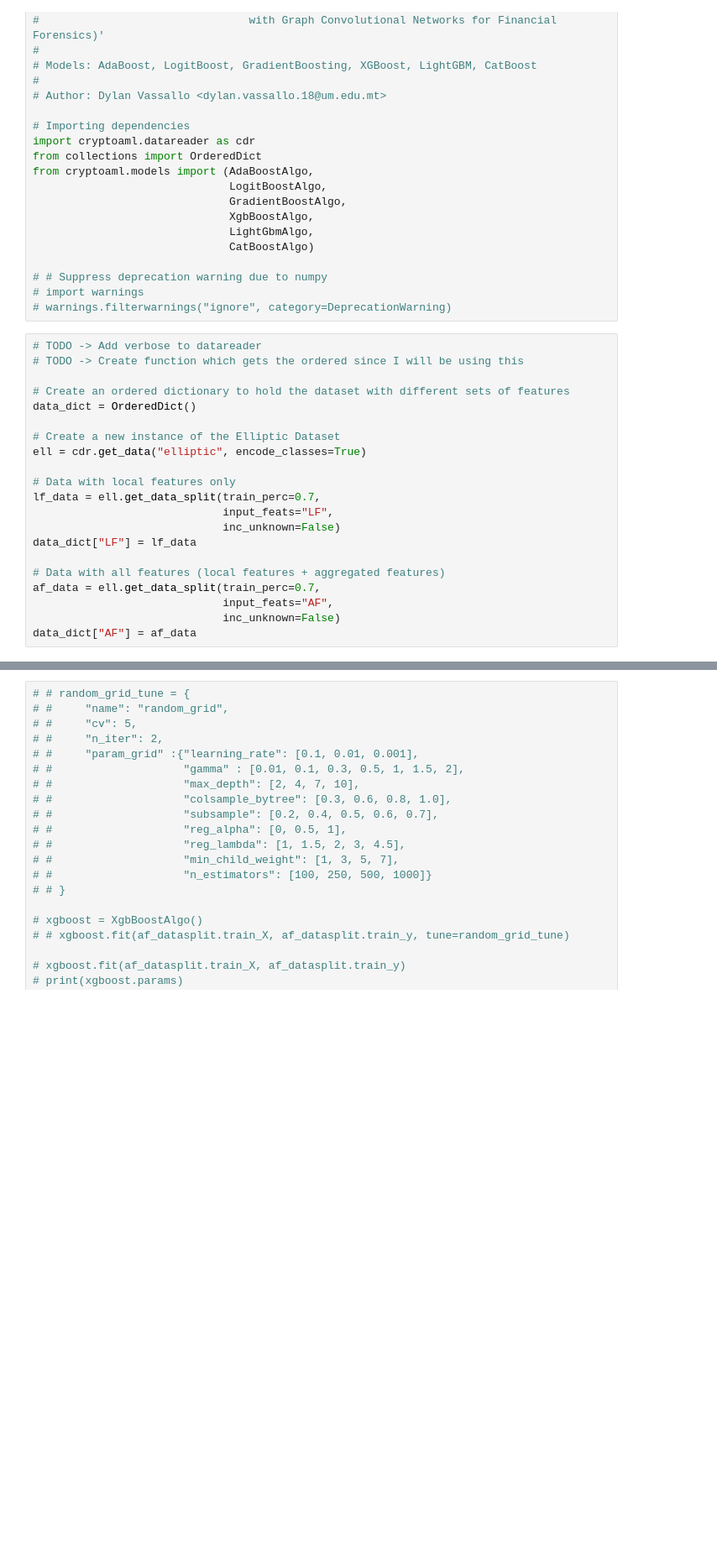
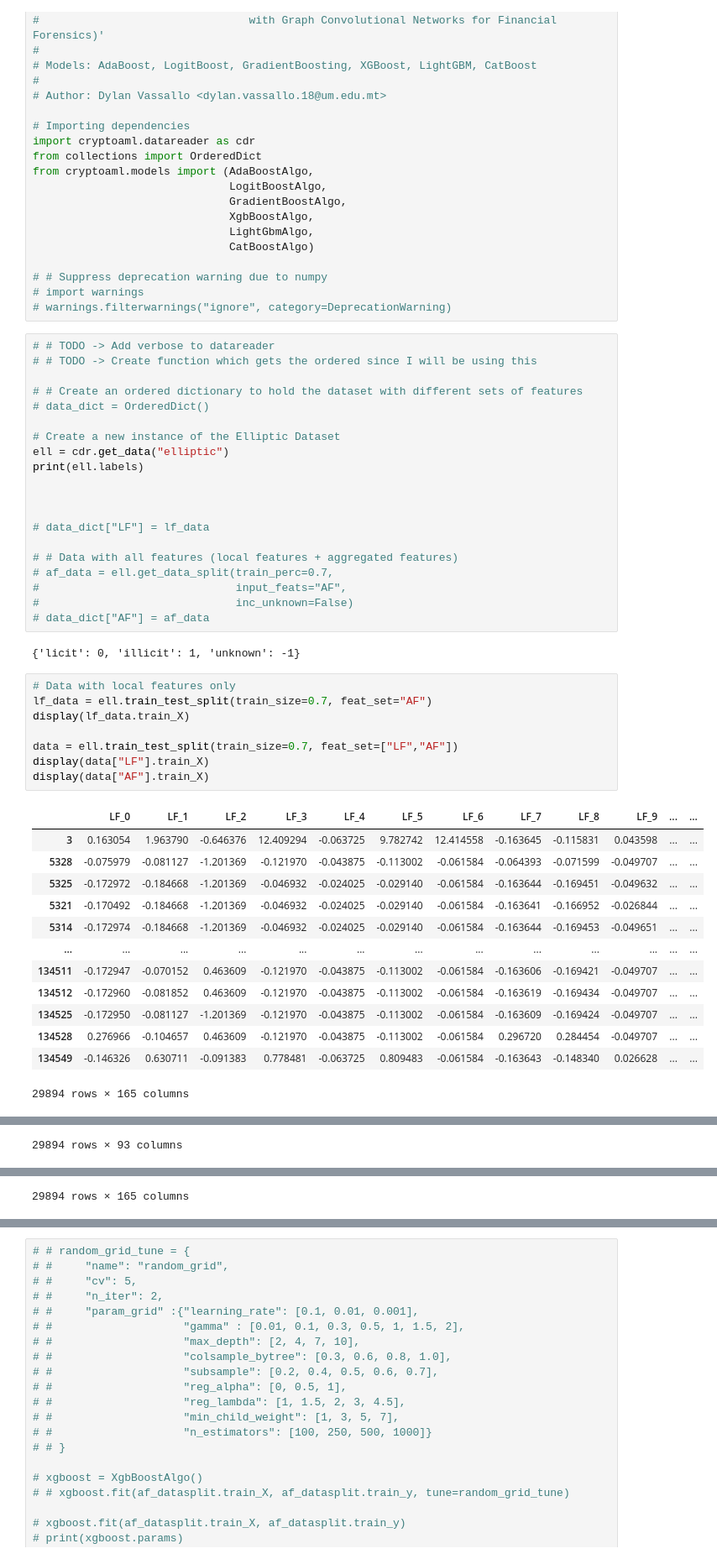
Before and after one commit to achmand/aml-crypto-graph, a Jupyter notebook: src/experiment_1_boosting_models.ipynb, the cells around one changed output, grey strips where cells are left out. Shown at 84% size. Cells and saved outputs as stored; diff of their text form; blank space fills up the shorter version.

Commit message:
Refactored elliptic data reader

```diff
--- a/src/experiment_1_boosting_models.ipynb
+++ b/src/experiment_1_boosting_models.ipynb
@@ -29,23 +29,46 @@ from cryptoaml.models import (AdaBoostAlgo,
 # import warnings
 # warnings.filterwarnings("ignore", category=DeprecationWarning)
 # %%
-# TODO -> Add verbose to datareader
-# TODO -> Create function which gets the ordered since I will be using this
+# # TODO -> Add verbose to datareader
+# # TODO -> Create function which gets the ordered since I will be using this
 
-# Create an ordered dictionary to hold the dataset with different sets of features
-data_dict = OrderedDict()
+# # Create an ordered dictionary to hold the dataset with different sets of features
+# data_dict = OrderedDict()
 
 # Create a new instance of the Elliptic Dataset
-ell = cdr.get_data("elliptic", encode_classes=True)
+ell = cdr.get_data("elliptic")
+print(ell.labels)
 
-# Data with local features only
-lf_data = ell.get_data_split(train_perc=0.7,
-                             input_feats="LF",
-                             inc_unknown=False)
-data_dict["LF"] = lf_data
 
-# Data with all features (local features + aggregated features)
-af_data = ell.get_data_split(train_perc=0.7,
-                             input_feats="AF",
-                             inc_unknown=False)
-data_dict["AF"] = af_data
+
+# data_dict["LF"] = lf_data
+
+# # Data with all features (local features + aggregated features)
+# af_data = ell.get_data_split(train_perc=0.7,
+#                              input_feats="AF",
+#                              inc_unknown=False)
+# data_dict["AF"] = af_data
+# %% [output]
+{'licit': 0, 'illicit': 1, 'unknown': -1}
+# %%
+# Data with local features only
+lf_data = ell.train_test_split(train_size=0.7, feat_set="AF")
+display(lf_data.train_X)
+
+data = ell.train_test_split(train_size=0.7, feat_set=["LF","AF"])
+display(data["LF"].train_X)
+display(data["AF"].train_X)
+# %% [output]
+|  | LF_0 | LF_1 | LF_2 | LF_3 | LF_4 | LF_5 | LF_6 | LF_7 | LF_8 | LF_9 | ... | ... |
+| 3 | 0.163054 | 1.963790 | -0.646376 | 12.409294 | -0.063725 | 9.782742 | 12.414558 | -0.163645 | -0.115831 | 0.043598 | ... | ... |
+| 5328 | -0.075979 | -0.081127 | -1.201369 | -0.121970 | -0.043875 | -0.113002 | -0.061584 | -0.064393 | -0.071599 | -0.049707 | ... | ... |
+| 5325 | -0.172972 | -0.184668 | -1.201369 | -0.046932 | -0.024025 | -0.029140 | -0.061584 | -0.163644 | -0.169451 | -0.049632 | ... | ... |
+| 5321 | -0.170492 | -0.184668 | -1.201369 | -0.046932 | -0.024025 | -0.029140 | -0.061584 | -0.163641 | -0.166952 | -0.026844 | ... | ... |
+| 5314 | -0.172974 | -0.184668 | -1.201369 | -0.046932 | -0.024025 | -0.029140 | -0.061584 | -0.163644 | -0.169453 | -0.049651 | ... | ... |
+| ... | ... | ... | ... | ... | ... | ... | ... | ... | ... | ... | ... | ... |
+| 134511 | -0.172947 | -0.070152 | 0.463609 | -0.121970 | -0.043875 | -0.113002 | -0.061584 | -0.163606 | -0.169421 | -0.049707 | ... | ... |
+| 134512 | -0.172960 | -0.081852 | 0.463609 | -0.121970 | -0.043875 | -0.113002 | -0.061584 | -0.163619 | -0.169434 | -0.049707 | ... | ... |
+| 134525 | -0.172950 | -0.081127 | -1.201369 | -0.121970 | -0.043875 | -0.113002 | -0.061584 | -0.163609 | -0.169424 | -0.049707 | ... | ... |
+| 134528 | 0.276966 | -0.104657 | 0.463609 | -0.121970 | -0.043875 | -0.113002 | -0.061584 | 0.296720 | 0.284454 | -0.049707 | ... | ... |
+| 134549 | -0.146326 | 0.630711 | -0.091383 | 0.778481 | -0.063725 | 0.809483 | -0.061584 | -0.163643 | -0.148340 | 0.026628 | ... | ... |
+29894 rows × 165 columns
@@ -51,0 +87 @@ data_dict["AF"] = af_data
+29894 rows × 93 columns
@@ -52 +100,2 @@ data_dict["AF"] = af_data
+29894 rows × 165 columns
 # %%
```
Also changed, not shown: parts of 2 cells of this notebook, 2 other files.
